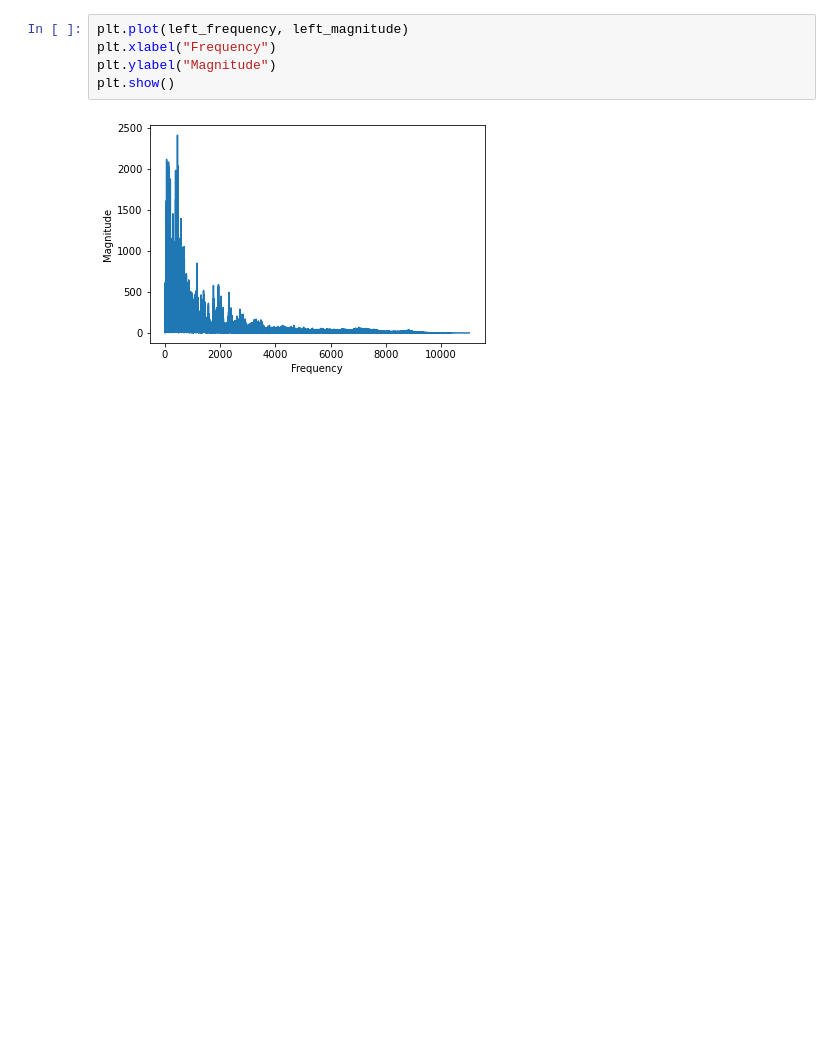
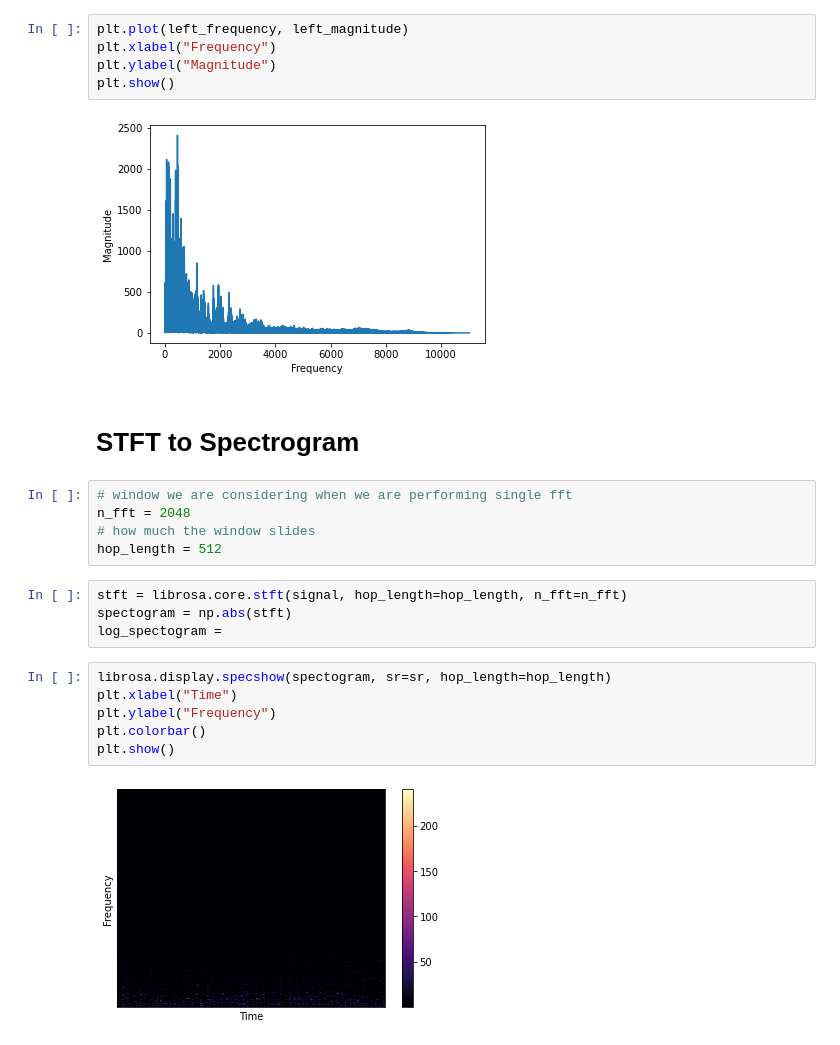
Before and after one commit to dharm1k987/tensorflow_covid-19, a Jupyter notebook: tensorflow_music_genre_classification/Music Genre Classification.ipynb, the cells around one changed output. Saved outputs shown, nothing was run; the diff lists cells and outputs as text; blank space fills up the shorter version.

Commit message:
add stft to spectogram

```diff
--- a/tensorflow_music_genre_classification/Music Genre Classification.ipynb
+++ b/tensorflow_music_genre_classification/Music Genre Classification.ipynb
@@ -40,3 +40,22 @@ plt.ylabel("Magnitude")
 plt.show()
 # %% [output]
 [figure]
+# %% [markdown]
+# STFT to Spectrogram
+# %%
+# window we are considering when we are performing single fft
+n_fft = 2048
+# how much the window slides
+hop_length = 512
+# %%
+stft = librosa.core.stft(signal, hop_length=hop_length, n_fft=n_fft)
+spectogram = np.abs(stft)
+log_spectogram =
+# %%
+librosa.display.specshow(spectogram, sr=sr, hop_length=hop_length)
+plt.xlabel("Time")
+plt.ylabel("Frequency")
+plt.colorbar()
+plt.show()
+# %% [output]
+[figure, added]
```
